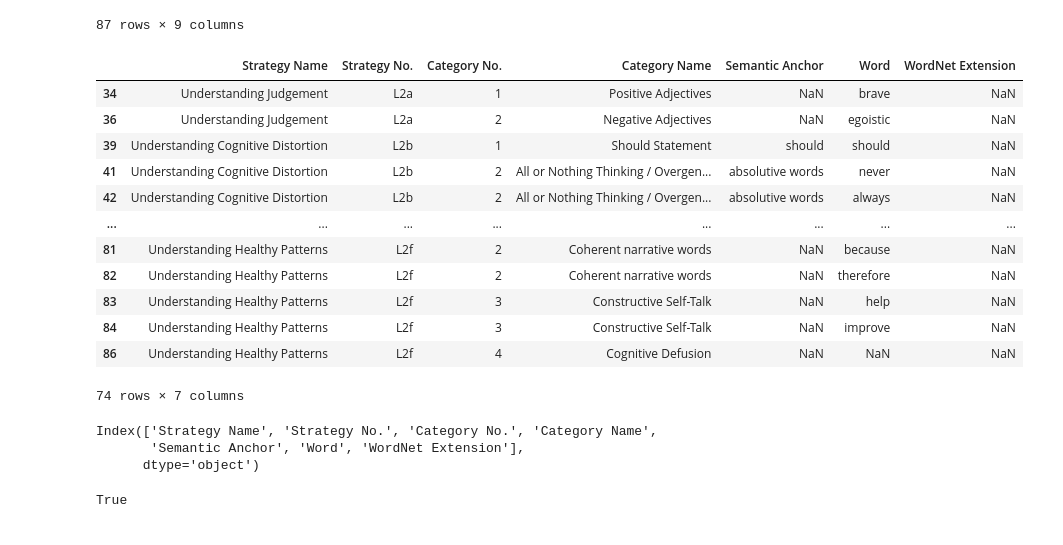
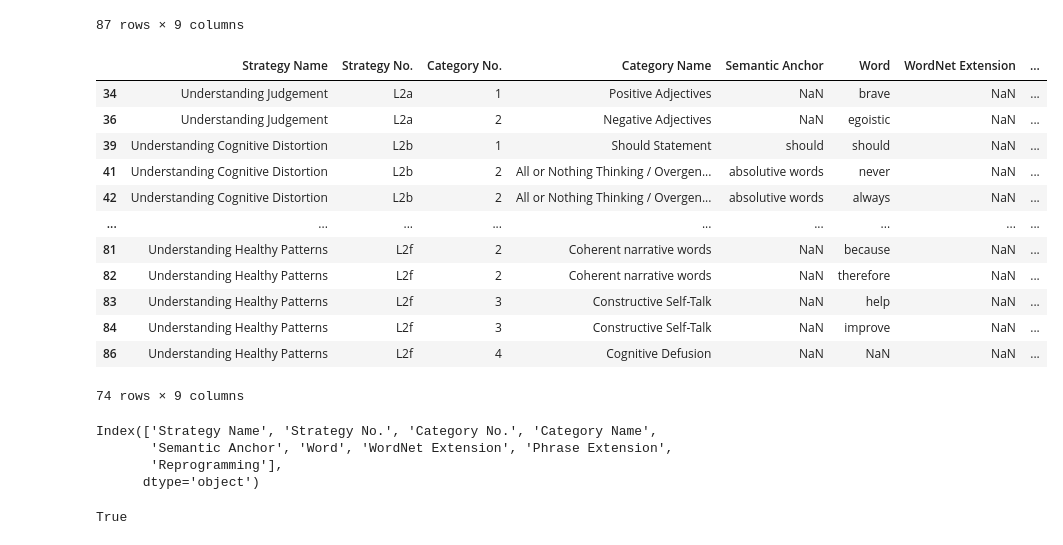
Before and after one commit to ucla-hci/journal, a Jupyter notebook: dict/data_ingestion.ipynb, the cells around one changed output. Cells and saved outputs as stored; diff of their text form; code cells hidden in the pictures.

```diff
--- a/dict/data_ingestion.ipynb
+++ b/dict/data_ingestion.ipynb
@@ -28,30 +28,30 @@ df
 # %%
 df_clean = df.replace({"Word": "/", "WordNet Extension": "/"}, np.nan) \
              .dropna(subset=['Category No.']) \
-             .drop(["Phrase Extension", "Reprogramming"], axis=1) \
              .astype({'Category No.': 'int32'}) \
              .sort_values(["Strategy No."])
 
 df_clean
 # %% [output]
-|  | Strategy Name | Strategy No. | Category No. | Category Name | Semantic Anchor | Word | WordNet Extension |
-| 34 | Understanding Judgement | L2a | 1 | Positive Adjectives | NaN | brave | NaN |
-| 36 | Understanding Judgement | L2a | 2 | Negative Adjectives | NaN | egoistic | NaN |
-| 39 | Understanding Cognitive Distortion | L2b | 1 | Should Statement | should | should | NaN |
-| 41 | Understanding Cognitive Distortion | L2b | 2 | All or Nothing Thinking / Overgen... | absolutive words | never | NaN |
-| 42 | Understanding Cognitive Distortion | L2b | 2 | All or Nothing Thinking / Overgen... | absolutive words | always | NaN |
-| ... | ... | ... | ... | ... | ... | ... | ... |
-| 81 | Understanding Healthy Patterns | L2f | 2 | Coherent narrative words | NaN | because | NaN |
-| 82 | Understanding Healthy Patterns | L2f | 2 | Coherent narrative words | NaN | therefore | NaN |
-| 83 | Understanding Healthy Patterns | L2f | 3 | Constructive Self-Talk | NaN | help | NaN |
-| 84 | Understanding Healthy Patterns | L2f | 3 | Constructive Self-Talk | NaN | improve | NaN |
-| 86 | Understanding Healthy Patterns | L2f | 4 | Cognitive Defusion | NaN | NaN | NaN |
+|  | Strategy Name | Strategy No. | Category No. | Category Name | Semantic Anchor | Word | WordNet Extension | ... |
+| 34 | Understanding Judgement | L2a | 1 | Positive Adjectives | NaN | brave | NaN | ... |
+| 36 | Understanding Judgement | L2a | 2 | Negative Adjectives | NaN | egoistic | NaN | ... |
+| 39 | Understanding Cognitive Distortion | L2b | 1 | Should Statement | should | should | NaN | ... |
+| 41 | Understanding Cognitive Distortion | L2b | 2 | All or Nothing Thinking / Overgen... | absolutive words | never | NaN | ... |
+| 42 | Understanding Cognitive Distortion | L2b | 2 | All or Nothing Thinking / Overgen... | absolutive words | always | NaN | ... |
+| ... | ... | ... | ... | ... | ... | ... | ... | ... |
+| 81 | Understanding Healthy Patterns | L2f | 2 | Coherent narrative words | NaN | because | NaN | ... |
+| 82 | Understanding Healthy Patterns | L2f | 2 | Coherent narrative words | NaN | therefore | NaN | ... |
+| 83 | Understanding Healthy Patterns | L2f | 3 | Constructive Self-Talk | NaN | help | NaN | ... |
+| 84 | Understanding Healthy Patterns | L2f | 3 | Constructive Self-Talk | NaN | improve | NaN | ... |
+| 86 | Understanding Healthy Patterns | L2f | 4 | Cognitive Defusion | NaN | NaN | NaN | ... |
-74 rows × 7 columns
+74 rows × 9 columns
 # %%
 df_clean.columns
 # %% [output]
 Index(['Strategy Name', 'Strategy No.', 'Category No.', 'Category Name',
-       'Semantic Anchor', 'Word', 'WordNet Extension'],
+       'Semantic Anchor', 'Word', 'WordNet Extension', 'Phrase Extension',
+       'Reprogramming'],
       dtype='object')
 # %%
 groupped = df_clean.groupby(["Strategy No.", "Category No.", "Category Name", "Semantic Anchor"], dropna=False) \
```
Also changed, not shown: parts of 3 cells of this notebook, 14 other files.
